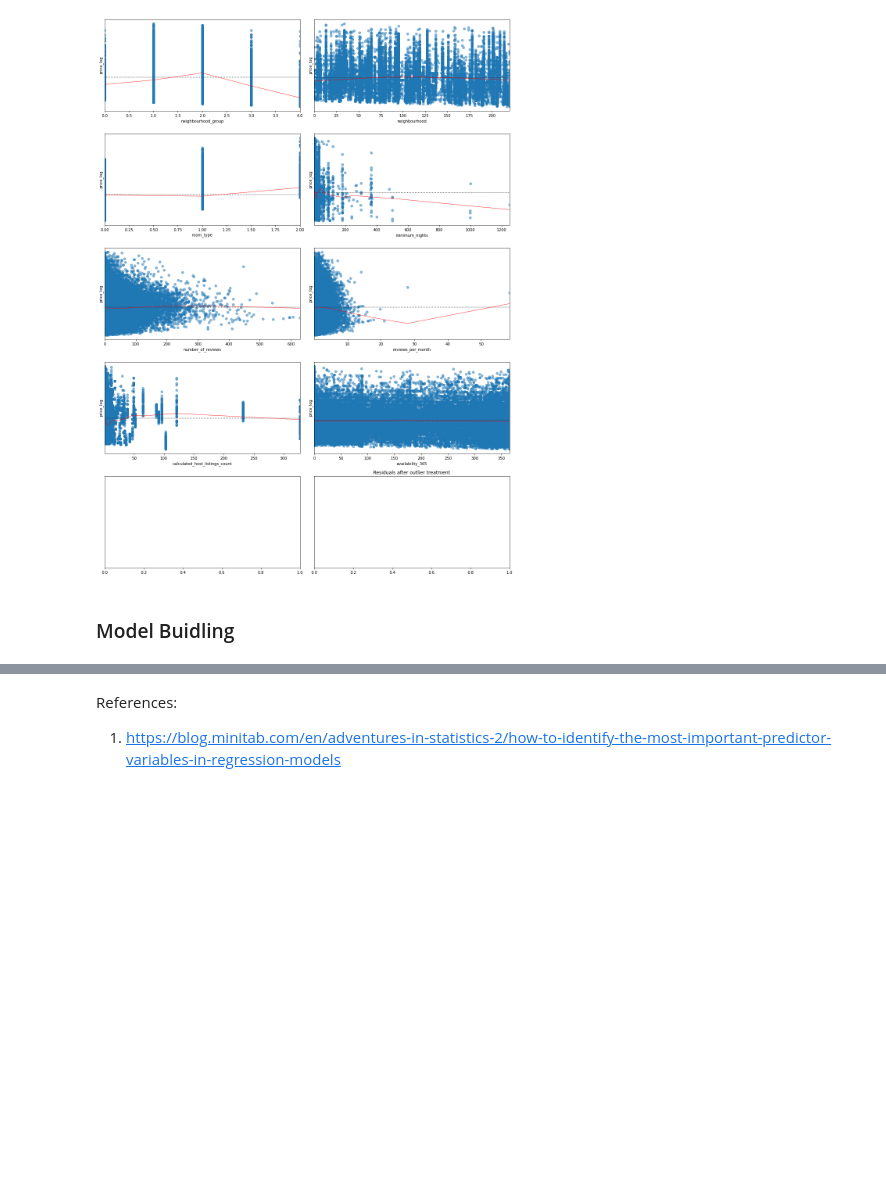
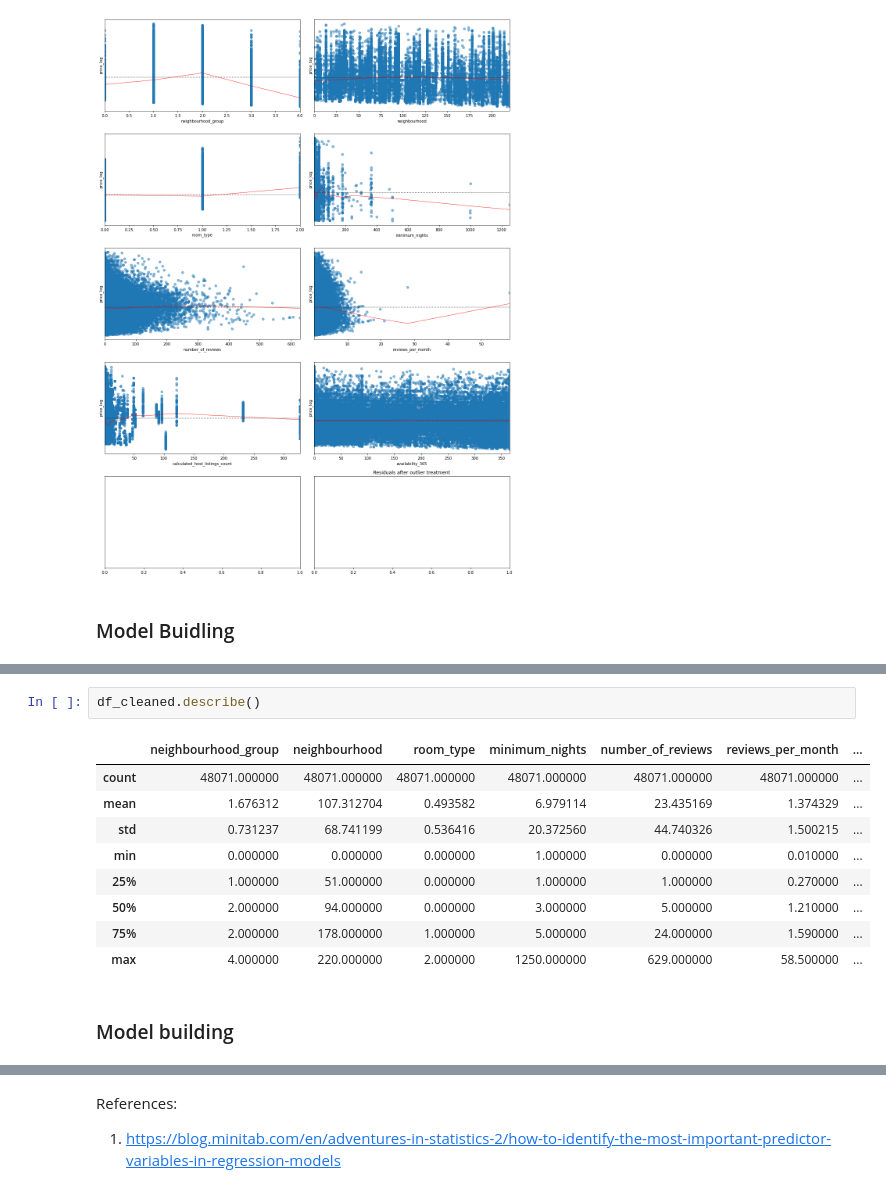
Before and after one commit to midhunmohank/DS, a Jupyter notebook: Notebooks/ML Data Cleaning and Feature Selection.ipynb, the cells around one changed output, grey strips where cells are left out. Drawn from its saved outputs; the diff is of its cells as text; blank space fills up the shorter version.

```diff
--- a/Notebooks/ML Data Cleaning and Feature Selection.ipynb
+++ b/Notebooks/ML Data Cleaning and Feature Selection.ipynb
@@ -482,0 +520,14 @@ plt.tight_layout()
+# %%
+df_cleaned.describe()
+# %% [output]
+|  | neighbourhood_group | neighbourhood | room_type | minimum_nights | number_of_reviews | reviews_per_month | ... |
+| count | 48071.000000 | 48071.000000 | 48071.000000 | 48071.000000 | 48071.000000 | 48071.000000 | ... |
+| mean | 1.676312 | 107.312704 | 0.493582 | 6.979114 | 23.435169 | 1.374329 | ... |
+| std | 0.731237 | 68.741199 | 0.536416 | 20.372560 | 44.740326 | 1.500215 | ... |
+| min | 0.000000 | 0.000000 | 0.000000 | 1.000000 | 0.000000 | 0.010000 | ... |
+| 25% | 1.000000 | 51.000000 | 0.000000 | 1.000000 | 1.000000 | 0.270000 | ... |
+| 50% | 2.000000 | 94.000000 | 0.000000 | 3.000000 | 5.000000 | 1.210000 | ... |
+| 75% | 2.000000 | 178.000000 | 1.000000 | 5.000000 | 24.000000 | 1.590000 | ... |
+| max | 4.000000 | 220.000000 | 2.000000 | 1250.000000 | 629.000000 | 58.500000 | ... |
+# %% [markdown]
+<h3> Model building </h3>
```
Also changed, not shown: parts of 22 cells of this notebook, 1 other file.
